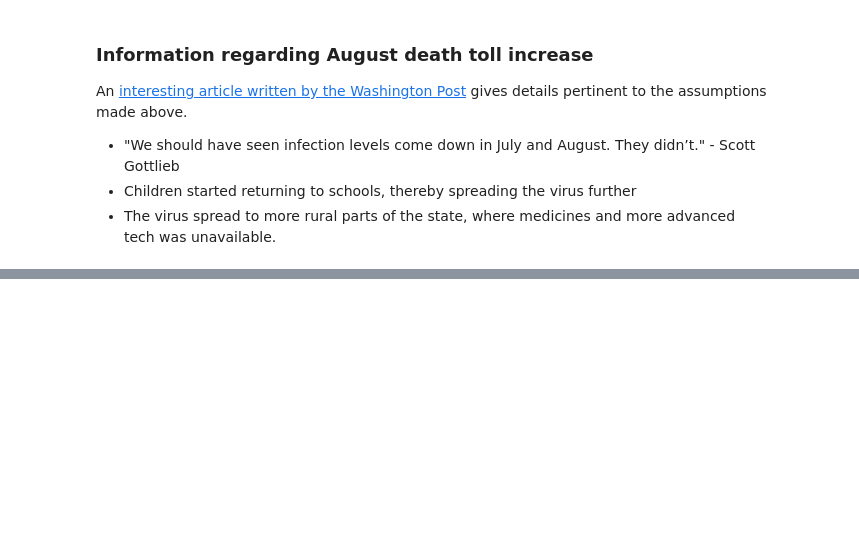
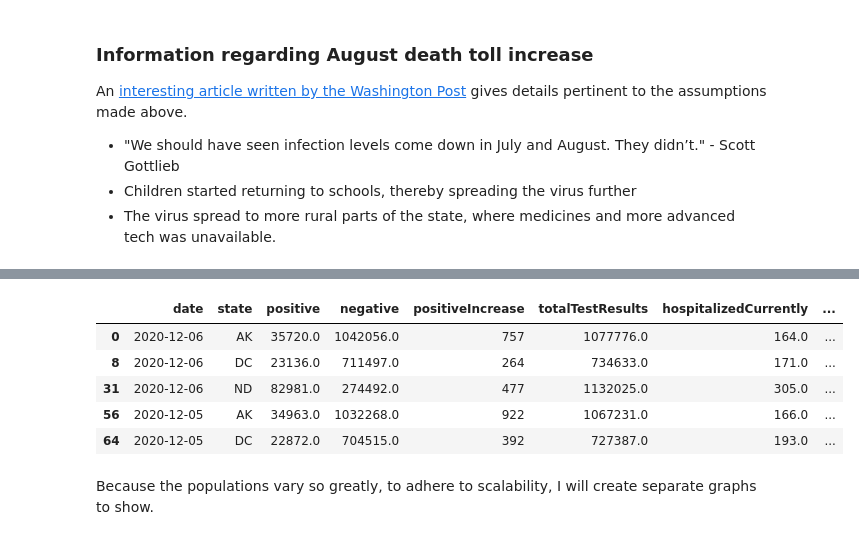
Before and after one commit to gianmillare/Covid-19-US-Analysis, a Jupyter notebook: COVID-19 Analysis.ipynb, the cells around one changed output, grey strips where cells are left out. Drawn from its saved outputs; the diff is of its cells as text; code cells hidden in the pictures; blank space fills up the shorter version.

```diff
--- a/COVID-19 Analysis.ipynb
+++ b/COVID-19 Analysis.ipynb
@@ -132,0 +162,11 @@ An [interesting article written by the Washington Post](https://www.washingtonpo
+# %%
+least_pop.head()
+# %% [output]
+|  | date | state | positive | negative | positiveIncrease | totalTestResults | hospitalizedCurrently | ... |
+| 0 | 2020-12-06 | AK | 35720.0 | 1042056.0 | 757 | 1077776.0 | 164.0 | ... |
+| 8 | 2020-12-06 | DC | 23136.0 | 711497.0 | 264 | 734633.0 | 171.0 | ... |
+| 31 | 2020-12-06 | ND | 82981.0 | 274492.0 | 477 | 1132025.0 | 305.0 | ... |
+| 56 | 2020-12-05 | AK | 34963.0 | 1032268.0 | 922 | 1067231.0 | 166.0 | ... |
+| 64 | 2020-12-05 | DC | 22872.0 | 704515.0 | 392 | 727387.0 | 193.0 | ... |
+# %% [markdown]
+Because the populations vary so greatly, to adhere to scalability, I will create separate graphs to show.
```
Also changed, not shown: parts of 3 cells of this notebook.
